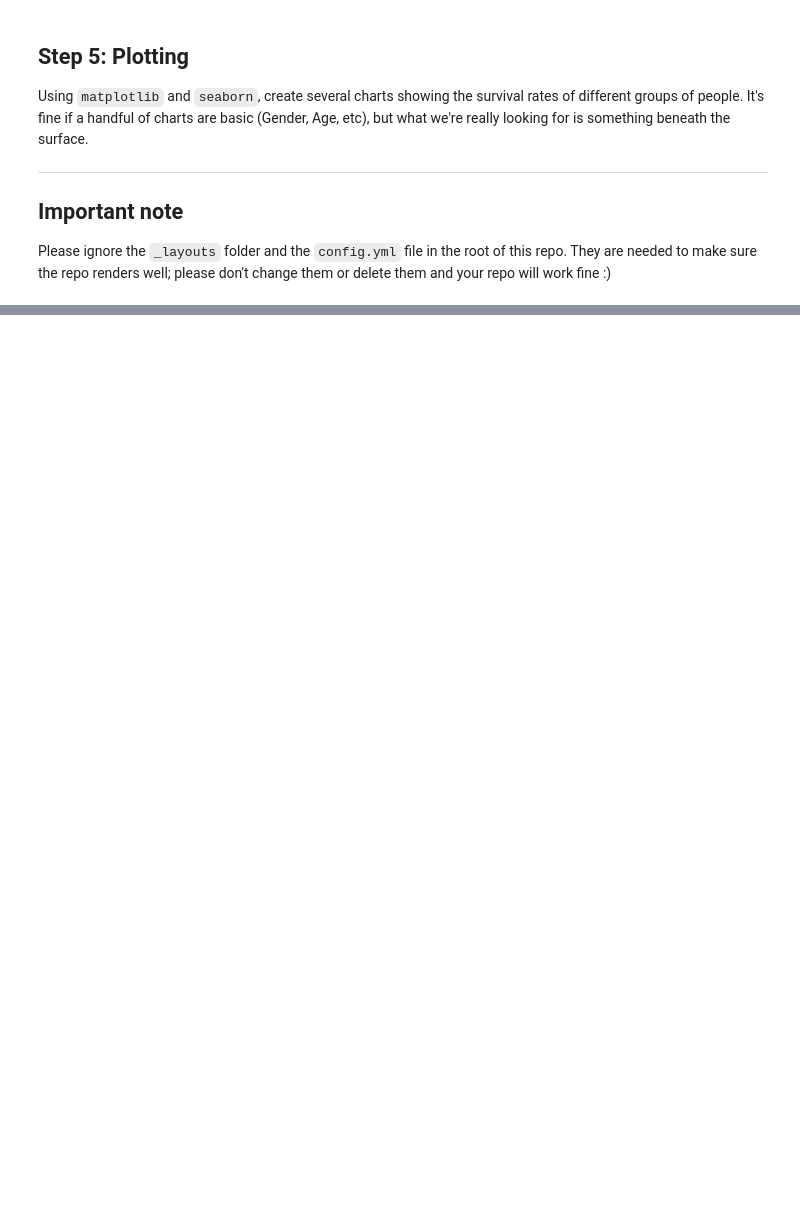
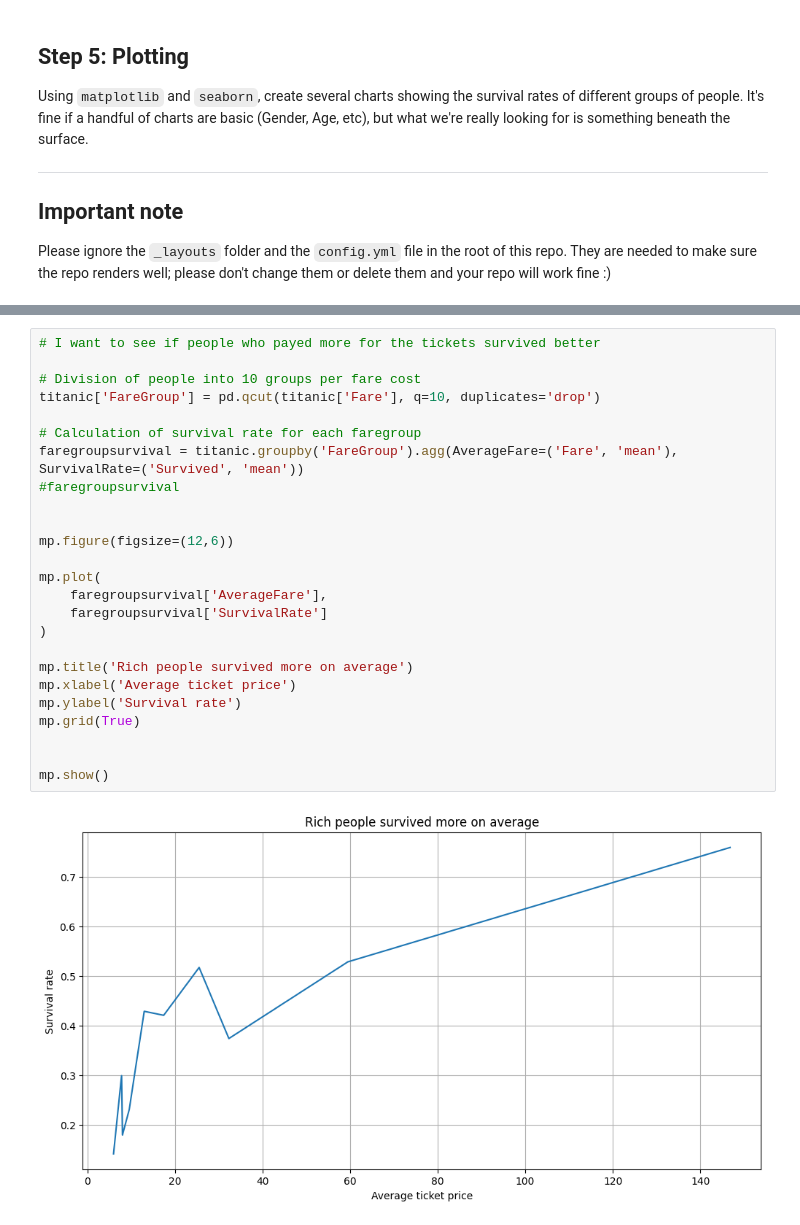
Before and after one commit to Ch3ddarr/DSB-Unit-02, a Jupyter notebook: mywork/lab-eda-titanic-student-submission.ipynb, the cells around one changed output, grey strips where cells are left out. Drawn from its saved outputs; the diff is of its cells as text; blank space fills up the shorter version.

```diff
--- a/mywork/lab-eda-titanic-student-submission.ipynb
+++ b/mywork/lab-eda-titanic-student-submission.ipynb
@@ -383,0 +403,27 @@ Please ignore the `_layouts` folder and the `config.yml` file in the root of thi
+# %%
+# I want to see if people who payed more for the tickets survived better
+
+# Division of people into 10 groups per fare cost
+titanic['FareGroup'] = pd.qcut(titanic['Fare'], q=10, duplicates='drop')
+
+# Calculation of survival rate for each faregroup
+faregroupsurvival = titanic.groupby('FareGroup').agg(AverageFare=('Fare', 'mean'), SurvivalRate=('Survived', 'mean'))
+#faregroupsurvival
+
+
+mp.figure(figsize=(12,6))
+
+mp.plot(
+    faregroupsurvival['AverageFare'],
+    faregroupsurvival['SurvivalRate']
+)
+
+mp.title('Rich people survived more on average')
+mp.xlabel('Average ticket price')
+mp.ylabel('Survival rate')
+mp.grid(True)
+
+
+mp.show()
+# %% [output]
+[figure, added]
```
Also changed, not shown: parts of 4 cells of this notebook.
